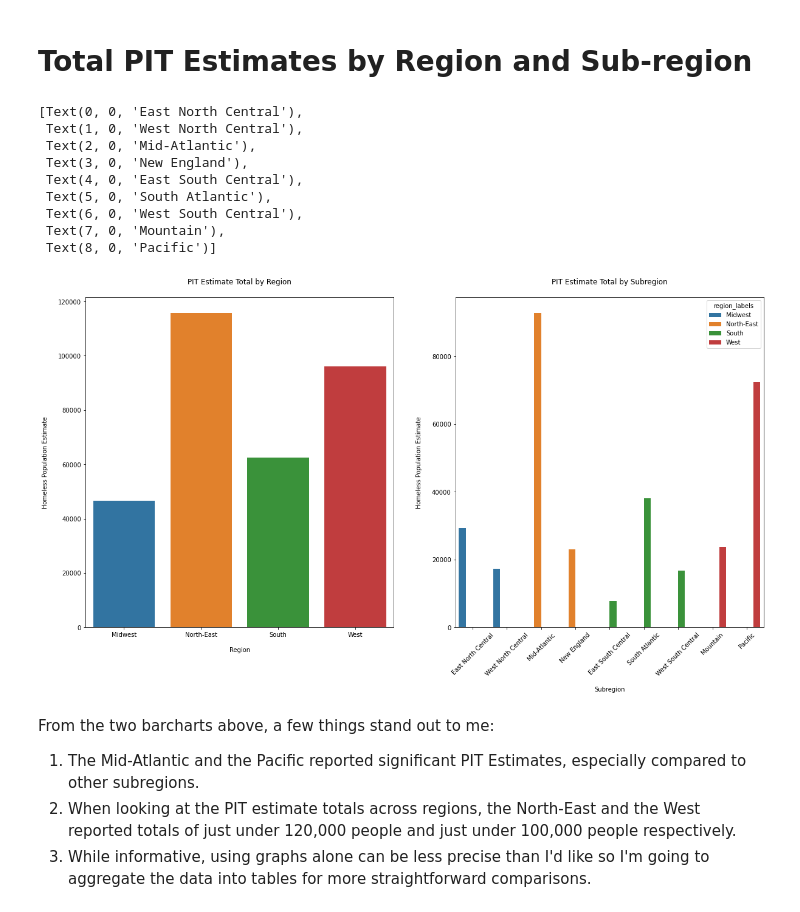
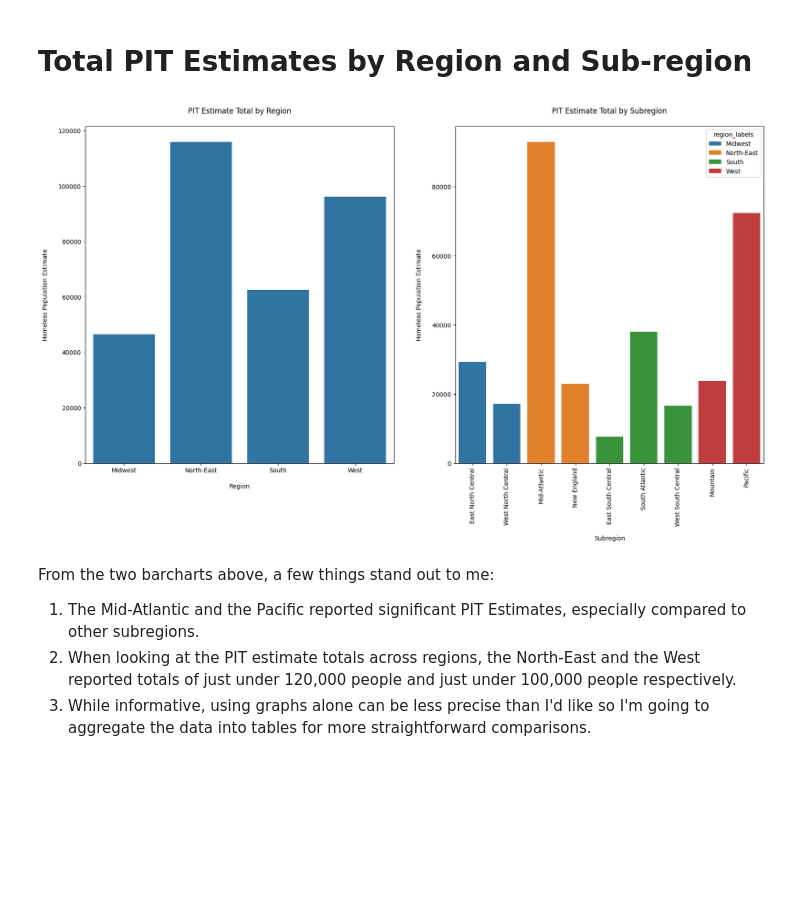
Before and after one commit to marisol-yake/US-Census-HUD-EDA, a Jupyter notebook: INFO 2201 Final Project_1.ipynb, the cells around one changed output. Saved outputs shown, nothing was run; the diff lists cells and outputs as text; code cells hidden in the pictures; blank space fills up the shorter version.

Commit message:
refactor: no more visualization warnings

```diff
--- a/INFO 2201 Final Project_1.ipynb
+++ b/INFO 2201 Final Project_1.ipynb
@@ -463,9 +465,9 @@ race_df = category_totals[category_totals["demographic_category"] == "race"].cop
 gender_df = category_totals[category_totals["demographic_category"] == "gender"].copy()
 chrnc_df = category_totals[category_totals["demographic_category"] == "chronically-homeless"].copy()
 # %%
-sum_groupby = lambda x: x.groupby(["region_labels", "sub_region_labels", "demographic"]).agg({"value":np.sum}).reset_index()
+sum_groupby = lambda x: x.groupby(["region_labels", "sub_region_labels", "demographic"]).agg({"value": "sum"}).reset_index()
 
-regions_sum_groupby = states_totals_df.groupby(["region_labels", "demographic"]).agg({"value":np.sum}).reset_index()
+regions_sum_groupby = states_totals_df.groupby(["region_labels", "demographic"]).agg({"value": "sum"}).reset_index()
 
 sub_regions_sum_groupby = sum_groupby(states_totals_df)
 coc_subregion_sum_groupby = sum_groupby(CoC_df)
@@ -494,40 +496,32 @@ The Total Estimated Sheltered Homeless Population in the US: 320,992
 # %%
 fig, axes = plt.subplots(1, 2, figsize=(20, 10))
 
 # Try to create a groupby "region_labels", get the sum for plotting here
-regions_totals_barplot = sb.barplot(ax=axes[0], data=regions_sum_groupby, x="region_labels", y="value", ci=False)
+regions_totals_barplot = sb.barplot(ax=axes[0], data=regions_sum_groupby, x="region_labels", y="value", errorbar=('ci', False))
 regions_totals_barplot.set(
     title="PIT Estimate Total by Region\n",
     xlabel="\nRegion",
     ylabel="Homeless Population Estimate\n"
 )
 
 # Same thing here but with "sub_region_labels"
 sub_regions_totals_barplot = sb.barplot(
     ax=axes[1],
     data=sub_regions_sum_groupby,
     x="sub_region_labels",
     y="value",
     hue="region_labels",
-    ci=False
+    errorbar=('ci', False)
 )
 sub_regions_totals_barplot.set(
     title="PIT Estimate Total by Subregion\n",
     xlabel="\nSubregion",
     ylabel="Homeless Population Estimate\n"
 )
-sub_regions_totals_barplot.set_xticklabels(sub_regions_totals_barplot.get_xticklabels(), rotation=45)
+sub_regions_totals_barplot.set_xticks([0, 1, 2, 3, 4, 5, 6, 7, 8])
+sub_regions_totals_barplot.set_xticklabels(sub_regions_totals_barplot.get_xticklabels(), rotation=90);
 # %% [output]
-[Text(0, 0, 'East North Central'),
- Text(1, 0, 'West North Central'),
- Text(2, 0, 'Mid-Atlantic'),
- Text(3, 0, 'New England'),
- Text(4, 0, 'East South Central'),
- Text(5, 0, 'South Atlantic'),
- Text(6, 0, 'West South Central'),
- Text(7, 0, 'Mountain'),
- Text(8, 0, 'Pacific')]
-[figure, old version]
+[figure, new version]
 # %% [markdown]
 From the two barcharts above, a few things stand out to me:
 
```
Also changed, not shown: parts of 12 cells of this notebook, 8 other files.
